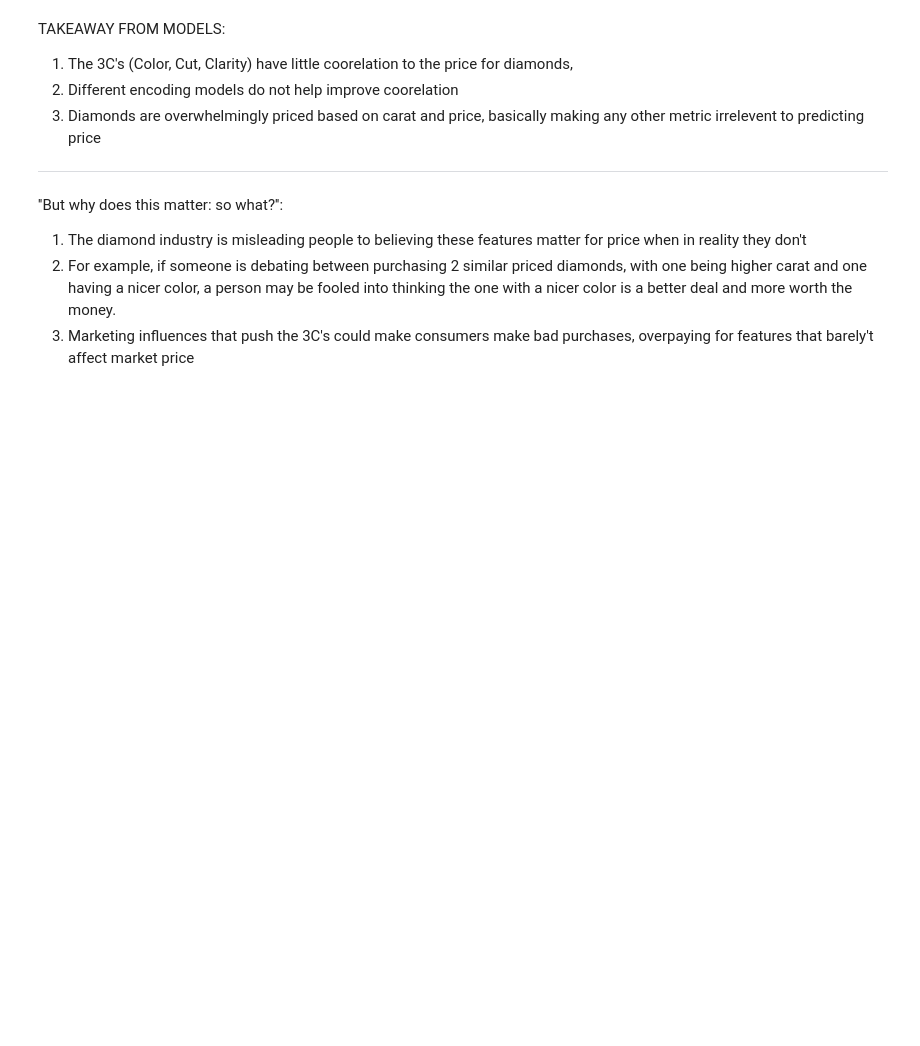
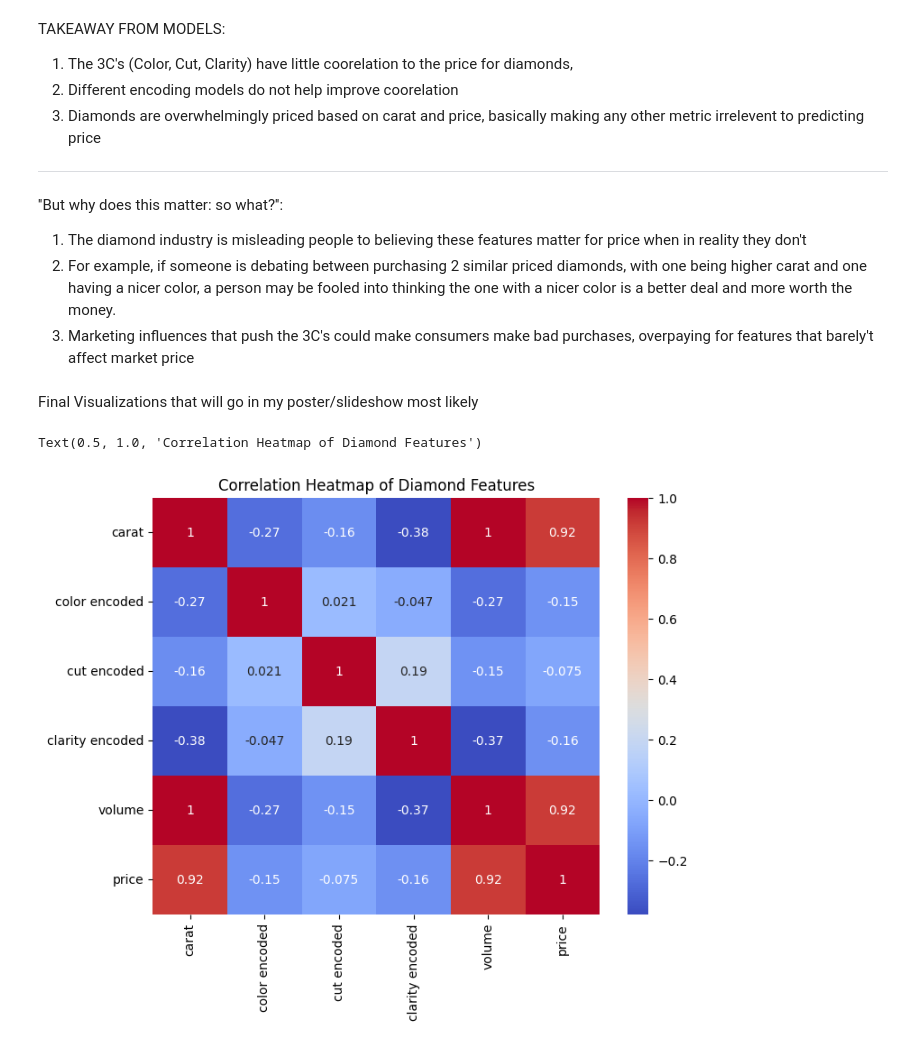
Before and after one commit to AvyayaJha/Diamonds-Research-Project, a Jupyter notebook: Diamonds_Research_Project.ipynb, the cells around one changed output. Saved outputs shown, nothing was run; the diff lists cells and outputs as text; code cells hidden in the pictures; blank space fills up the shorter version.

```diff
--- a/Diamonds_Research_Project.ipynb
+++ b/Diamonds_Research_Project.ipynb
@@ -704,3 +704,14 @@ TAKEAWAY FROM MODELS:
  1. The diamond industry is misleading people to believing these features matter for price when in reality they don't
  2. For example, if someone is debating between purchasing 2 similar priced diamonds, with one being higher carat and one having a nicer color, a person may be fooled into thinking the one with a nicer color is a better deal and more worth the money.
  3. Marketing influences that push the 3C's could make consumers make bad purchases, overpaying for features that barely't affect market price
+# %% [markdown]
+Final Visualizations that will go in my poster/slideshow most likely
+# %%
+heatmap_data = df[['carat', 'color encoded', 'cut encoded', 'clarity encoded', 'volume', 'price']]
+heatmap_datacorr = heatmap_data.corr()
+plt.figure(figsize=(8,6))
+sns.heatmap(heatmap_datacorr, cmap ='coolwarm', annot = True)
+plt.title("Correlation Heatmap of Diamond Features")
+# %% [output]
+Text(0.5, 1.0, 'Correlation Heatmap of Diamond Features')
+[figure, added]
```
Also changed, not shown: parts of 7 cells of this notebook.
